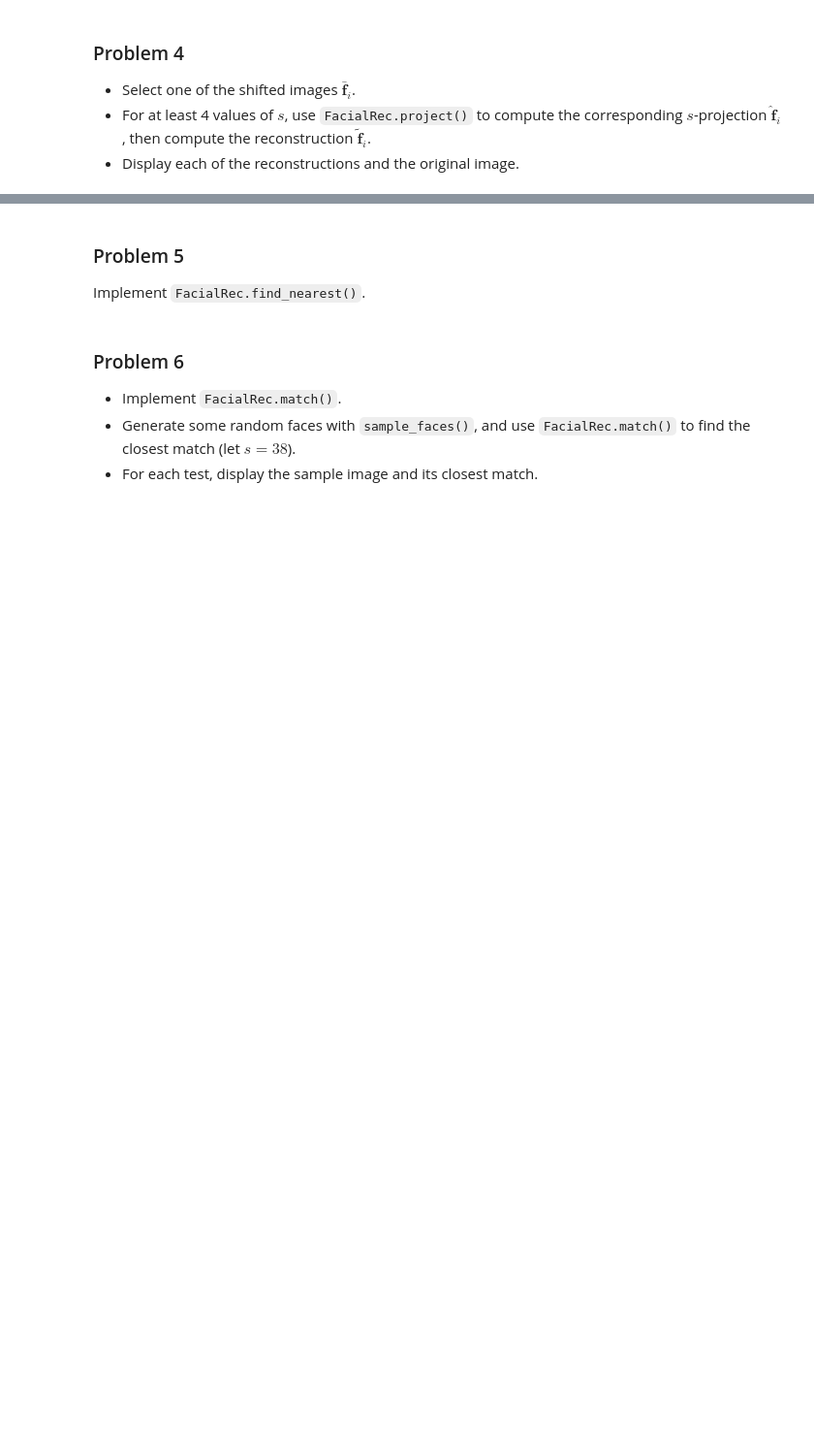
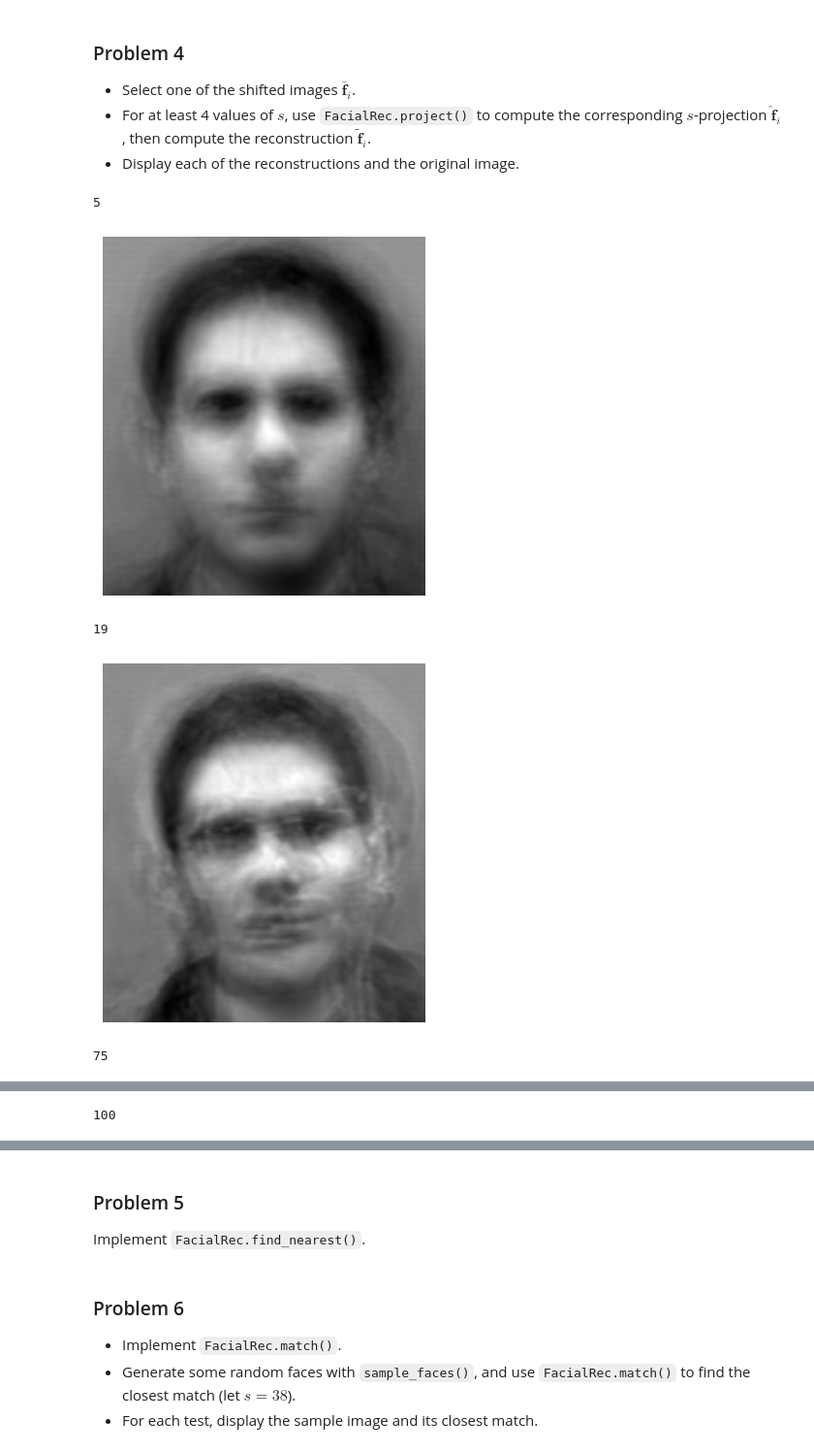
Before and after one commit to seyfdall/ACME_Volume_1, a Jupyter notebook: FacialRecognition/facial_recognition.ipynb, the cells around one changed output, grey strips where cells are left out. Shown at 97% size. Cells and saved outputs as stored; diff of their text form; code cells hidden in the pictures; blank space fills up the shorter version.

```diff
--- a/FacialRecognition/facial_recognition.ipynb
+++ b/FacialRecognition/facial_recognition.ipynb
@@ -174,3 +196,24 @@ show(rec.F_bar[:,0])
 - Select one of the shifted images $\bar{\mathbf{f}}_i$.
 - For at least 4 values of $s$, use `FacialRec.project()` to compute the corresponding $s$-projection $\widehat{\mathbf{f}}_i$, then compute the reconstruction $\widetilde{\mathbf{f}}_i$.
 - Display each of the reconstructions and the original image.
+# %%
+rec = FacialRec()
+# Reconstruct for values of s = 5, 19, 75, 100
+i = 25
+shifted_face = rec.F_bar[:, i]
+
+# Compute and show the reconstructed faces
+for s in [5, 19, 75, 100]:
+    print(s)
+    recon_f = rec.project(shifted_face, s)
+    recon_face = rec.U[:, :s] @ recon_f + rec.mu
+    show(recon_face)
+
+# Show original
+show(rec.F[:, i])
+# %% [output]
+5
+[figure, added]
+19
+[figure, added]
+75
@@ -176,0 +221 @@ show(rec.F_bar[:,0])
+100
```
Also changed, not shown: parts of 6 cells of this notebook.
